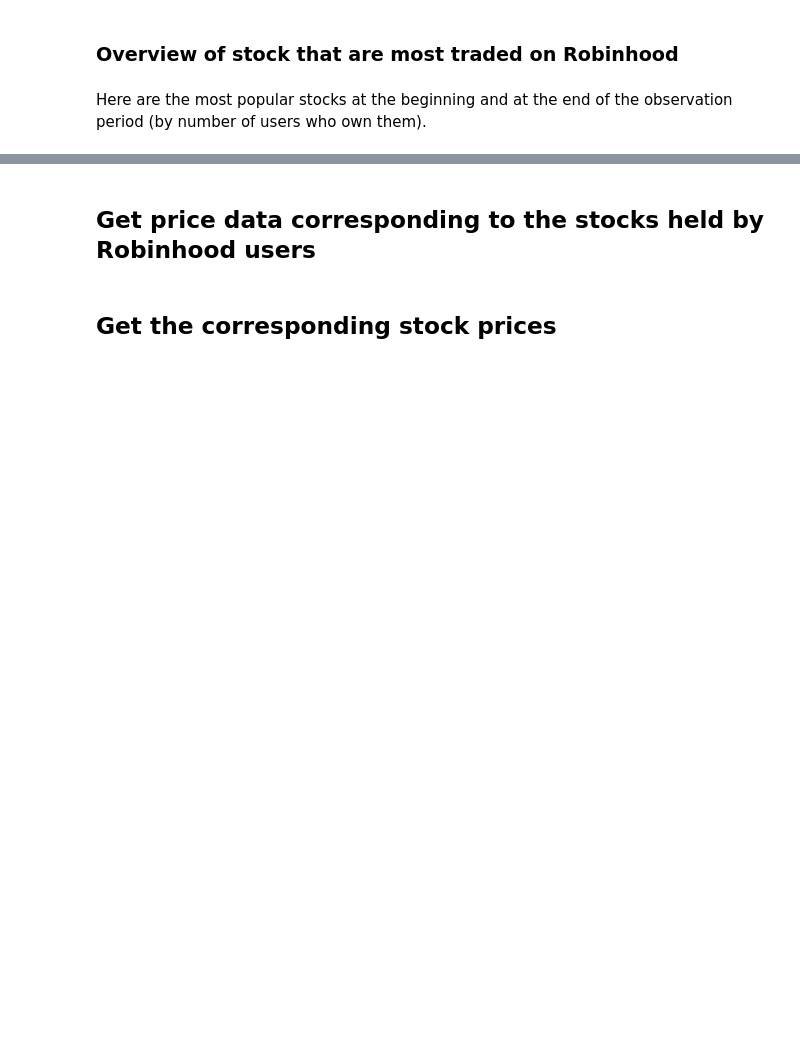
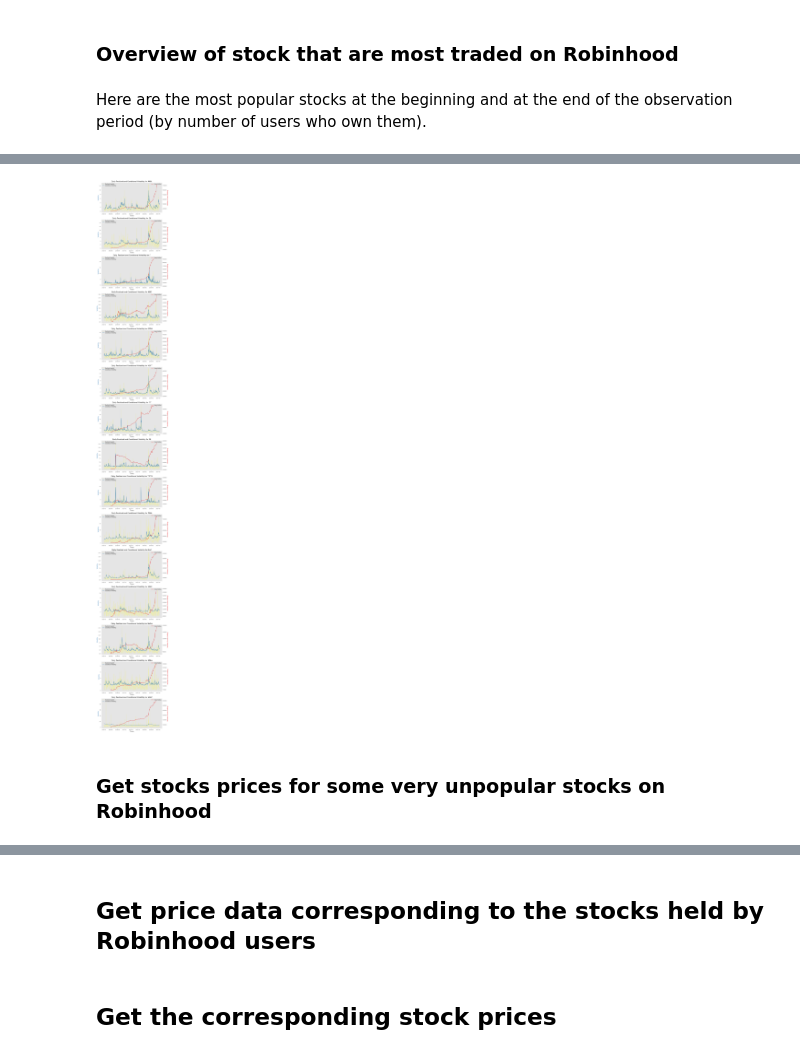
Before and after one commit to GabCaz/robinhoodMarket, a Jupyter notebook: Study of Robinhood Market Impact for Risk Management.ipynb, the cells around one changed output, grey strips where cells are left out. Cells and saved outputs as stored; diff of their text form; code cells hidden in the pictures; blank space fills up the shorter version.

```diff
--- a/Study of Robinhood Market Impact for Risk Management.ipynb
+++ b/Study of Robinhood Market Impact for Risk Management.ipynb
@@ -50,0 +61,3 @@ most_popular_start = most_popular_stocks(robinhood_popularity, date=robinhood_po
+# %%
+fifteen_most_popular = most_popular_start.keys()[:15].tolist()
+get_price_data(tickers=fifteen_most_popular)
@@ -50,0 +82,9 @@ most_popular_start = most_popular_stocks(robinhood_popularity, date=robinhood_po
+# %%
+most_popular_prices = compile_price_data(tickers=fifteen_most_popular, title_ext='most_popular')
+most_popular_ret = get_returns(most_popular_prices)
+# %%
+plot_vol(return_df=most_popular_ret, popularity_df=robinhood_popularity[fifteen_most_popular])
+# %% [output]
+[figure, added]
+# %% [markdown]
+### Get stocks prices for some very unpopular stocks on Robinhood
```
Also changed, not shown: parts of 11 cells of this notebook, 2 other files.
